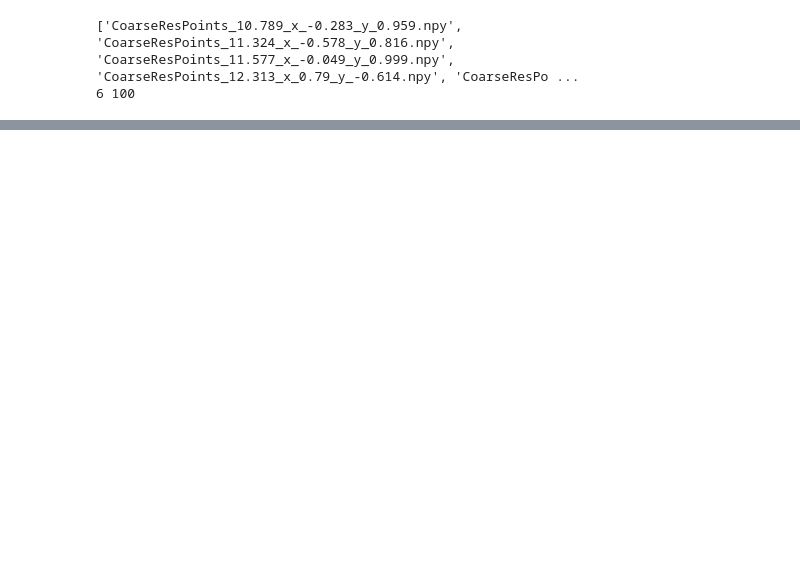
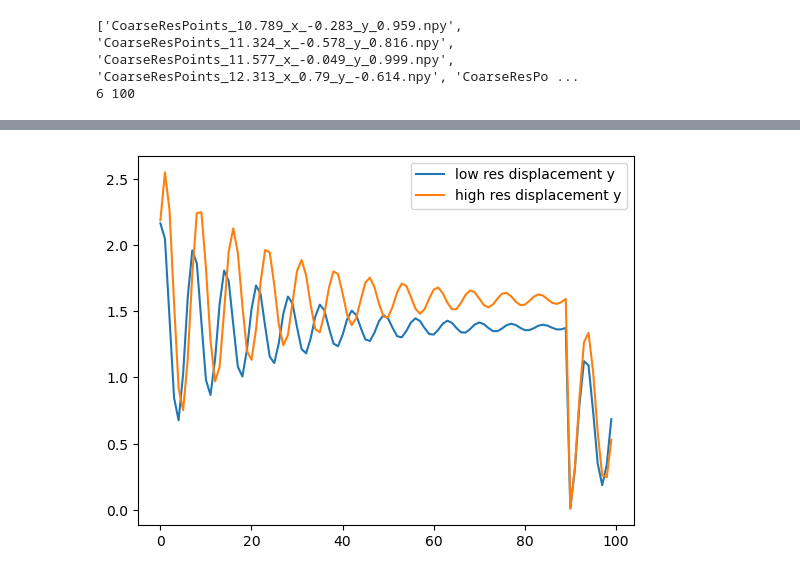
Before and after one commit to itsmebonny/Sofa_Playground, a Jupyter notebook: data_management/GNN_testing.ipynb, the cells around one changed output, grey strips where cells are left out. Cells and saved outputs as stored; diff of their text form; code cells hidden in the pictures; blank space fills up the shorter version.

```diff
--- a/data_management/GNN_testing.ipynb
+++ b/data_management/GNN_testing.ipynb
@@ -203,0 +82,3 @@ torch.Size([675, 3])
+# %%
+for i in range(10):
+    print(data_list[i][44,4])
@@ -203,0 +96,3 @@ torch.Size([675, 3])
+# %%
+print(data_list[0].shape)
+val_data_list = create_data_list("2024-08-08_14:35:35_dynamic")
@@ -203,0 +102,18 @@ torch.Size([675, 3])
+# %%
+data = np.empty((len(data_list), 4, 100))
+val_data = np.empty((len(val_data_list), 4, 100))
+
+
+for i in range(len(data_list)-100):
+    for time in range(100):
+        data[i, 0, time] = data_list[i+time][44, 1] #low_res_displacement
+        data[i, 1, time] = data_list[i+time][44, 4] #high_res_displacement
+        data[i, 2, time] = data_list[i+time][44, 7] #low_res_velocity
+        data[i, 3, time] = data_list[i+time][44, 10] #high_res_velocity
+
+for i in range(len(val_data_list)-100):
+    for time in range(100):
+        val_data[i, 0, time] = val_data_list[i+time][44, 1]
+        val_data[i, 1, time] = val_data_list[i+time][44, 4]
+        val_data[i, 2, time] = val_data_list[i+time][44, 7]
+        val_data[i, 3, time] = val_data_list[i+time][44, 10]
@@ -203,0 +179,12 @@ torch.Size([675, 3])
+# %%
+
+import matplotlib.pyplot as plt
+
+plt.plot(val_data[10, 0, :], label="low res displacement y")
+plt.plot(val_data[10, 1, :], label="high res displacement y")
+plt.legend()
+plt.show()
+# plt.plot(data[0, 2, :], label="low res velocity y")
+# plt.plot(data[0, 3, :], label="high res velocity y")
+# %% [output]
+[figure, added]
```
Also changed, not shown: parts of 12 cells of this notebook, 19 other files.
